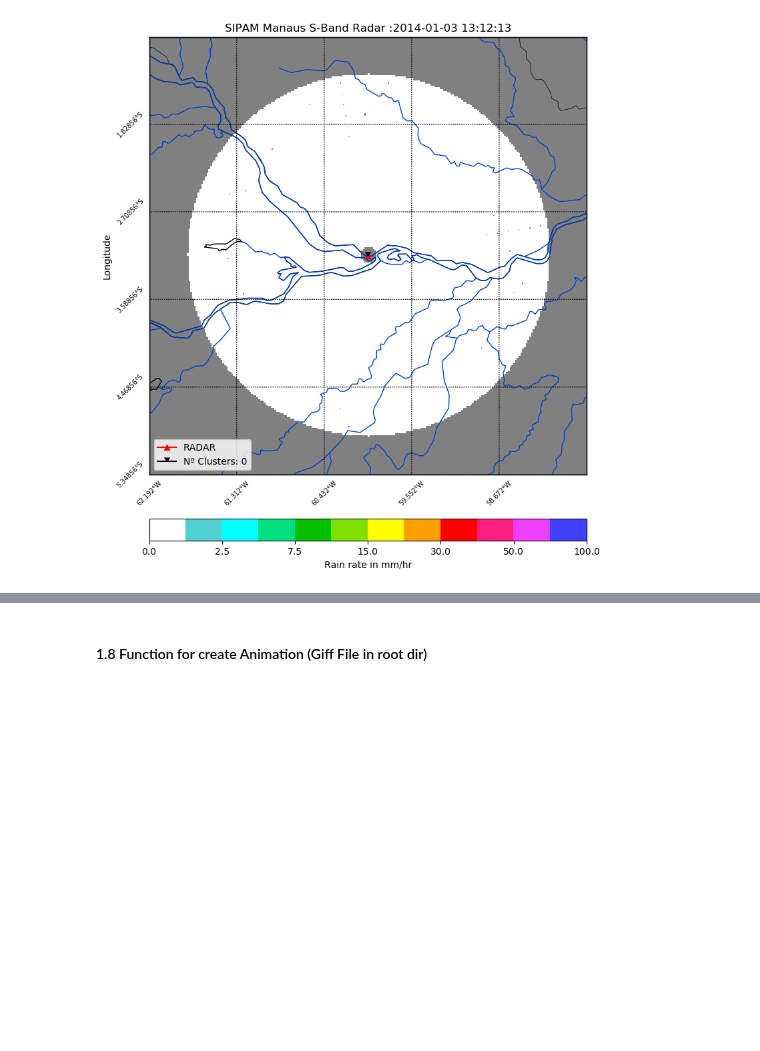
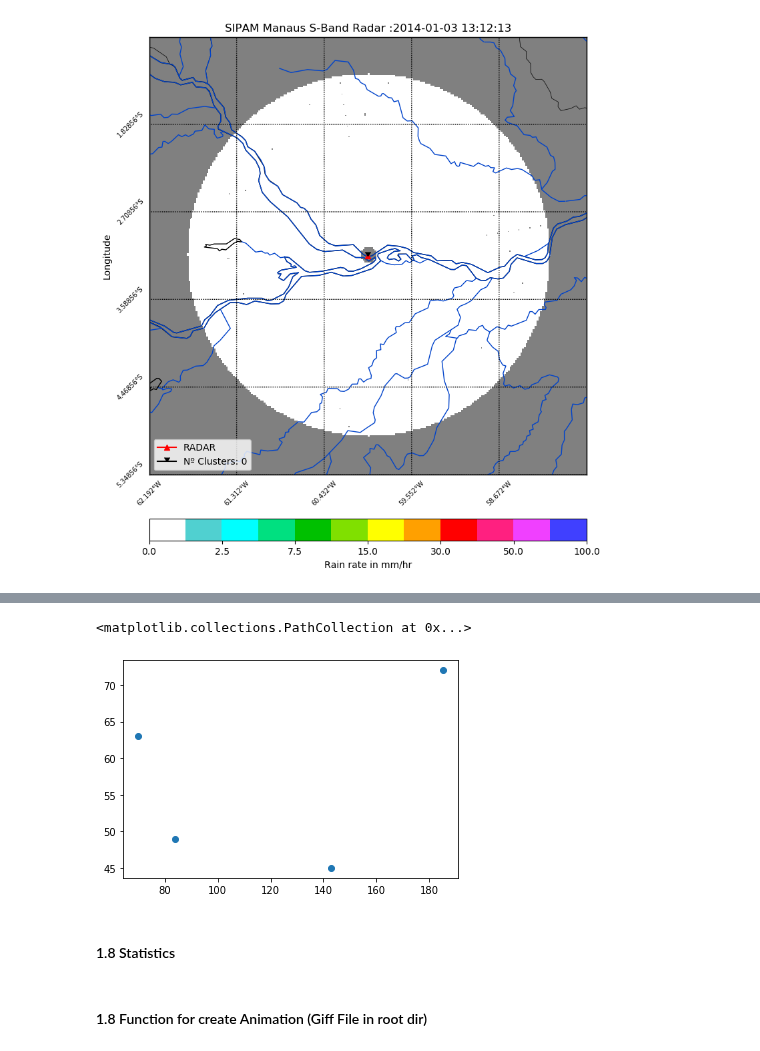
Before and after one commit to helvecioneto/CAP-394, a Jupyter notebook: 01-EDA.ipynb, the cells around one changed output, grey strips where cells are left out. Drawn from its saved outputs; the diff is of its cells as text; code cells hidden in the pictures; blank space fills up the shorter version.

```diff
--- a/01-EDA.ipynb
+++ b/01-EDA.ipynb
@@ -475,0 +502,4 @@ plt.show()
+# %%
+time3 = pd.read_csv('output/Moderate_Centroid_OUTPUT_sbmn_rain_rates_20140103_144811.csv')
+time3 = time3.sort_values(['IND_X', 'IND_Y'], ascending=[1,1])
+time3
@@ -475,0 +564,5 @@ plt.show()
+# %%
+plt.scatter(time3['IND_Y'],time2['IND_X'])
+# %% [output]
+<matplotlib.collections.PathCollection at 0x...>
+[figure, added]
@@ -476,3 +573,5 @@ plt.show()
+# %% [markdown]
+#### 1.8 Statistics
 # %% [markdown]
 #### 1.8 Function for create Animation (Giff File in root dir)
 # %%
```
Also changed, not shown: parts of 15 cells of this notebook.
